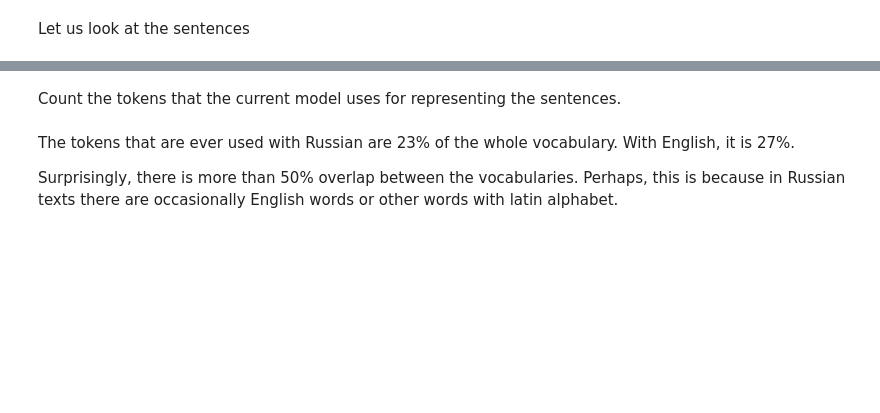
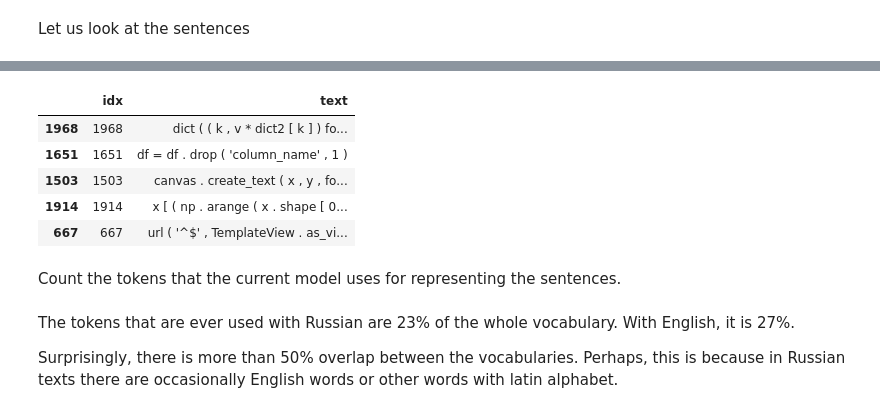
Before and after one commit to roy029/mpT5, a Jupyter notebook: create_mt5_enjapy.ipynb, the cells around one changed output, grey strips where cells are left out. Cells and saved outputs as stored; diff of their text form; code cells hidden in the pictures; blank space fills up the shorter version.

```diff
--- a/create_mt5_enjapy.ipynb
+++ b/create_mt5_enjapy.ipynb
@@ -102,3 +172,17 @@ df_en.sample(5)
+# %%
+fname = '/content/corpus_Python-JPN/Corpus-conala/conala_orig.tsv'
+df_py = pd.read_csv(fname, sep='\t', header=None, quoting=csv.QUOTE_NONE)
+df_py.columns = ['text', 'trans']
+df_py = df_py.rename_axis('idx').reset_index()
+df_py = df_py[['idx', 'text']]
+df_py.sample(5)
+# %% [output]
+|  | idx | text |
+| 1968 | 1968 | dict ( ( k , v * dict2 [ k ] ) fo... |
+| 1651 | 1651 | df = df . drop ( 'column_name' , 1 ) |
+| 1503 | 1503 | canvas . create_text ( x , y , fo... |
+| 1914 | 1914 | x [ ( np . arange ( x . shape [ 0... |
+| 667 | 667 | url ( '^$' , TemplateView . as_vi... |
 # %% [markdown]
 Count the tokens that the current model uses for representing the sentences.
 # %%
```
Also changed, not shown: parts of 23 cells of this notebook.
